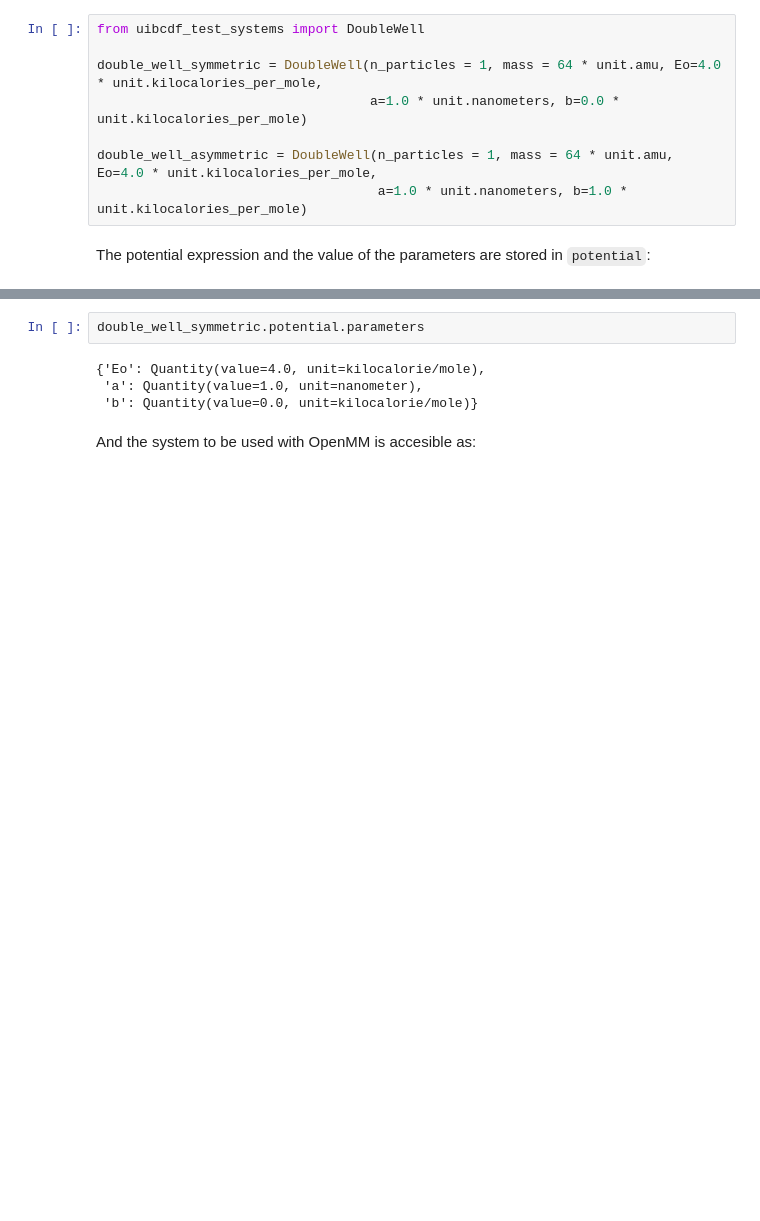
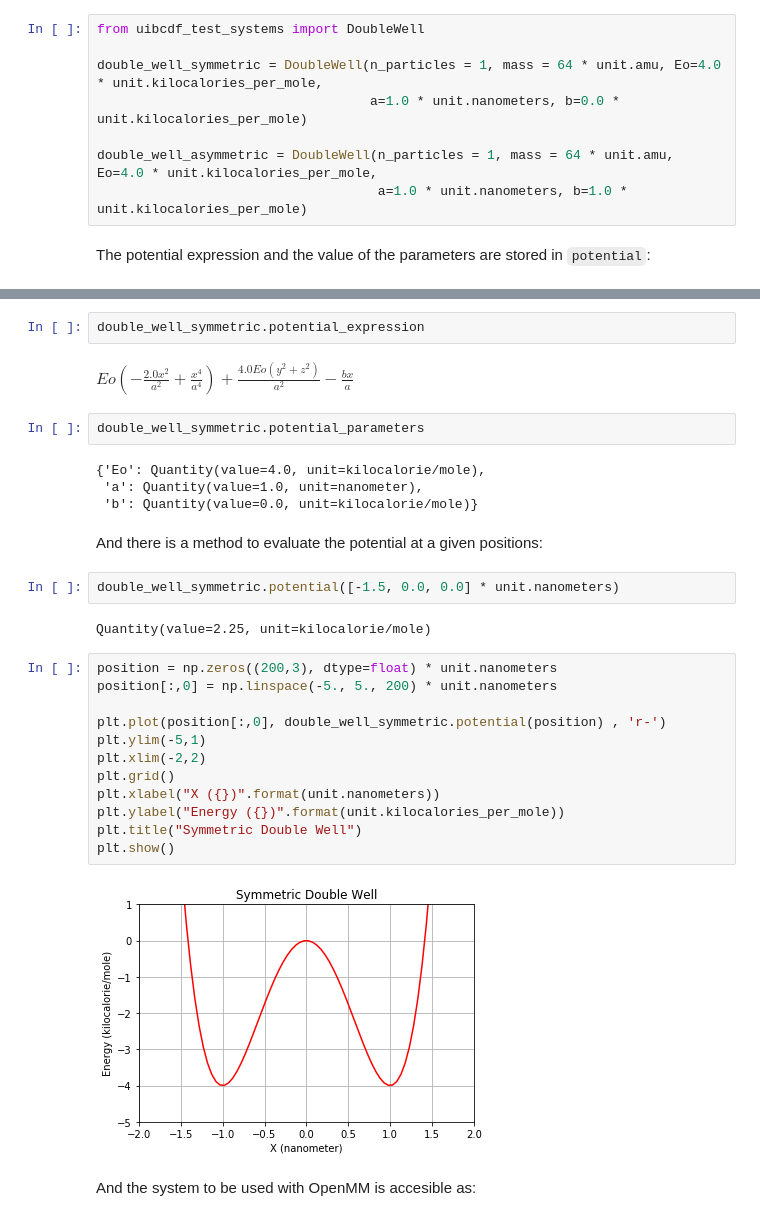
Before and after one commit to uibcdf/Molecular-Systems, a Jupyter notebook: docs/systems/double_well_potential.ipynb, the cells around one changed output, grey strips where cells are left out. Drawn from its saved outputs; the diff is of its cells as text; blank space fills up the shorter version.

```diff
--- a/docs/systems/double_well_potential.ipynb
+++ b/docs/systems/double_well_potential.ipynb
@@ -235,9 +231,33 @@ $\displaystyle Eo \left(- \frac{2.0 x^{2}}{a^{2}} + \frac{x^{4}}{a^{4}}\right) +
-# %%
-double_well_symmetric.potential.parameters
-# %% [output]
-{'Eo': Quantity(value=4.0, unit=kilocalorie/mole),
- 'a': Quantity(value=1.0, unit=nanometer),
- 'b': Quantity(value=0.0, unit=kilocalorie/mole)}
+# %%
+double_well_symmetric.potential_expression
+# %% [output]
+$\displaystyle Eo \left(- \frac{2.0 x^{2}}{a^{2}} + \frac{x^{4}}{a^{4}}\right) + \frac{4.0 Eo \left(y^{2} + z^{2}\right)}{a^{2}} - \frac{b x}{a}$
+# %%
+double_well_symmetric.potential_parameters
+# %% [output]
+{'Eo': Quantity(value=4.0, unit=kilocalorie/mole),
+ 'a': Quantity(value=1.0, unit=nanometer),
+ 'b': Quantity(value=0.0, unit=kilocalorie/mole)}
+# %% [markdown]
+And there is a method to evaluate the potential at a given positions:
+# %%
+double_well_symmetric.potential([-1.5, 0.0, 0.0] * unit.nanometers)
+# %% [output]
+Quantity(value=2.25, unit=kilocalorie/mole)
+# %%
+position = np.zeros((200,3), dtype=float) * unit.nanometers
+position[:,0] = np.linspace(-5., 5., 200) * unit.nanometers
+
+plt.plot(position[:,0], double_well_symmetric.potential(position) , 'r-')
+plt.ylim(-5,1)
+plt.xlim(-2,2)
+plt.grid()
+plt.xlabel("X ({})".format(unit.nanometers))
+plt.ylabel("Energy ({})".format(unit.kilocalories_per_mole))
+plt.title("Symmetric Double Well")
+plt.show()
+# %% [output]
+[figure, added]
 # %% [markdown]
 And the system to be used with OpenMM is accesible as:
 # %%
```
Also changed, not shown: parts of 11 cells of this notebook, 32 other files.
